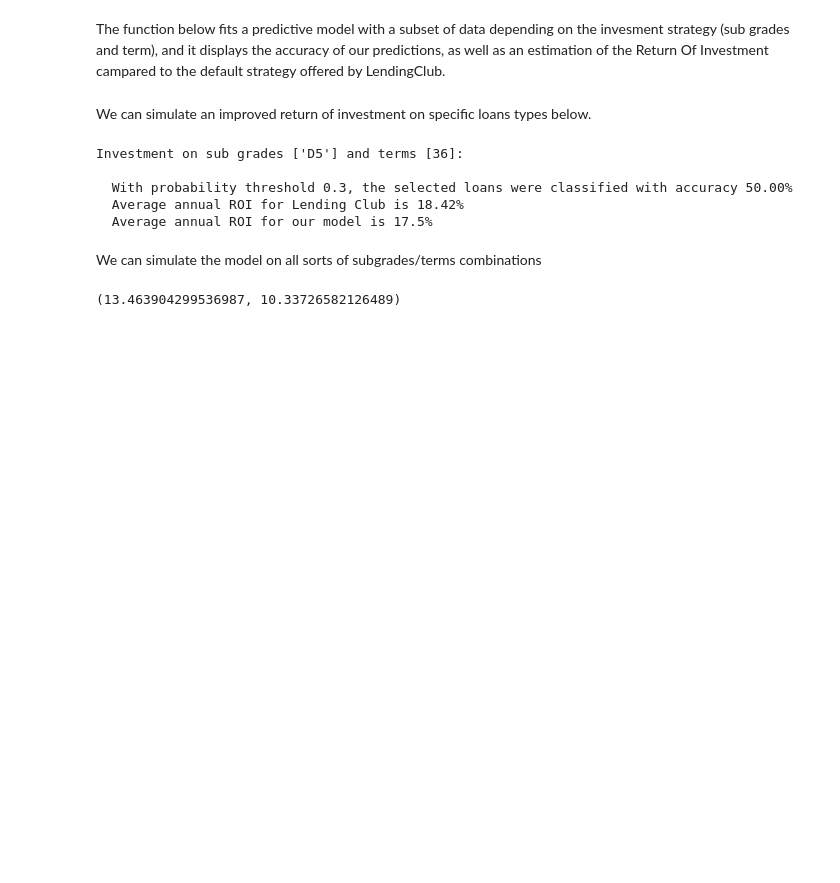
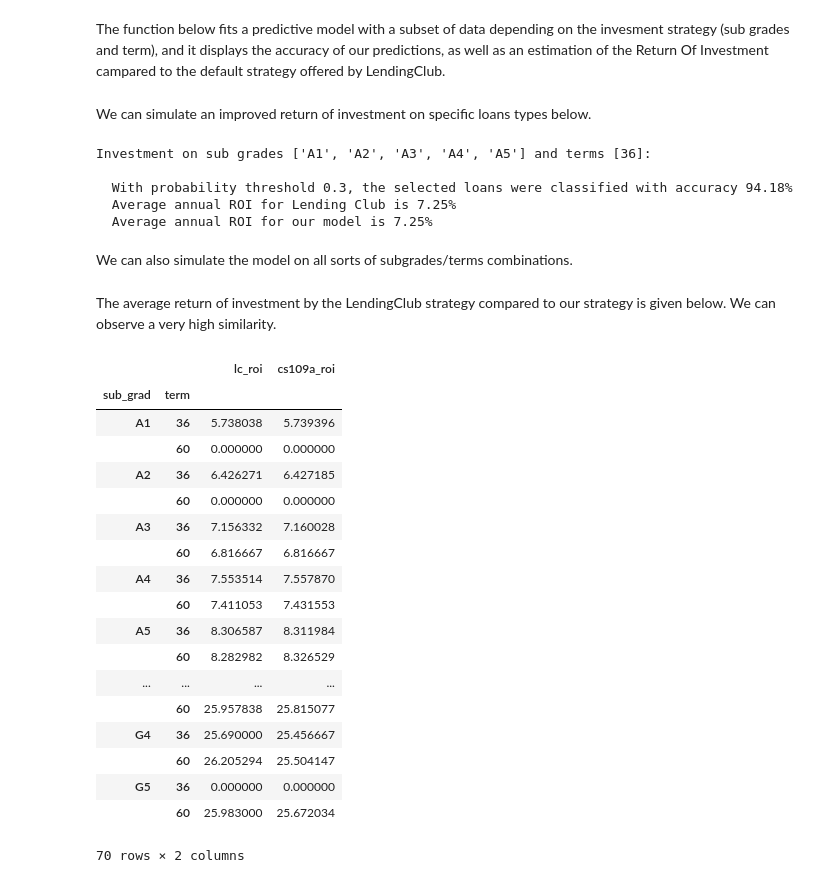
Before and after one commit to michelkana/lendingclub, a Jupyter notebook: notebooks/CS109aLendingClub_Results.ipynb, the cells around one changed output. Saved outputs shown, nothing was run; the diff lists cells and outputs as text; code cells hidden in the pictures; blank space fills up the shorter version.

```diff
--- a/notebooks/CS109aLendingClub_Results.ipynb
+++ b/notebooks/CS109aLendingClub_Results.ipynb
@@ -266,8 +237,8 @@ def simulate_strategy(df, X_test_df, X_test, sub_grades=['A1'], terms=[36], thre
     X_test_candidates = X_test[df_test.index.isin(df_test_candidates_idx)]
     y_test_candidates = y_test[df_test.index.isin(df_test_candidates_idx)]
     # prediction of loan status for candidate test loans
-    y_test_candidates_pred = randomf_optim.predict_proba(X_test_candidates)[:, 1]
-    y_test_candidates_pred = adjust_proba(y_test_candidates_pred, threshold)
+    y_test_candidates_pred_orig = randomf_optim.predict_proba(X_test_candidates)[:, 1]
+    y_test_candidates_pred = adjust_proba(y_test_candidates_pred_orig, threshold)
     test_score = accuracy_score(y_test_candidates, y_test_candidates_pred)
     df_test_candidates = df_test_candidates.assign(loan_status_predicted = y_test_candidates_pred)
     # calculate the ROI for each candidate test loan
@@ -283,7 +254,7 @@ def simulate_strategy(df, X_test_df, X_test, sub_grades=['A1'], terms=[36], thre
         print("  With probability threshold {0}, the selected loans were classified with accuracy {1:.2%}".format(threshold, test_score))
         print("  Average annual ROI for Lending Club is {}%".format(round(roi_lc,2)))
         print("  Average annual ROI for our model is {}%".format(round(roi_randomf,2)))
-    return roi_lc, roi_randomf
+    return [roi_lc, roi_randomf, df_test_candidates]
 # %%
 #
 # Calculate ROI. Monthly data and much better documentation from Lender's Club is needed
@@ -346,35 +317,61 @@ def calc_roi(row):
 # %% [markdown]
 We can simulate an improved return of investment on specific loans types below.
 # %%
-roi_lc, roi_df = simulate_strategy(df_loan_accepted_census_cleaned,
+[roi_lc, roi_df, df_test_candidates] = simulate_strategy(df_loan_accepted_census_cleaned,
                                                                X_test_df, X_test,
-                                                               sub_grades=['D5'],
+                                                               sub_grades=['A1','A2','A3','A4', 'A5'],
                                                                terms=[36],
                                                                threshold=.3)
 # %% [output]
-Investment on sub grades ['D5'] and terms [36]:
+Investment on sub grades ['A1', 'A2', 'A3', 'A4', 'A5'] and terms [36]:
 
-  With probability threshold 0.3, the selected loans were classified with accuracy 50.00%
-  Average annual ROI for Lending Club is 18.42%
-  Average annual ROI for our model is 17.5%
+  With probability threshold 0.3, the selected loans were classified with accuracy 94.18%
+  Average annual ROI for Lending Club is 7.25%
+  Average annual ROI for our model is 7.25%
 # %% [markdown]
-We can simulate the model on all sorts of subgrades/terms combinations
+We can also simulate the model on all sorts of subgrades/terms combinations.
 # %%
 sub_grades = df_loan_accepted_census_cleaned.sub_grade.unique()
 terms = df_loan_accepted_census_cleaned.term.unique()
-df_roi = pd.DataFrame(columns=['sub_grad', 'term', 'lc_roi', 'model_roi'])
+df_roi = pd.DataFrame(columns=['sub_grad', 'term', 'threshold', 'strategy', 'roi'])
+df_roi_grp = pd.DataFrame(columns=['sub_grad', 'term', 'threshold', 'lc_roi', 'cs109a_roi'])
 i = 0
+j = 0
 for sub_grade in sub_grades:
     for term in terms:
-        roi_lc, roi_model = simulate_strategy(df_loan_accepted_census_cleaned,
-                                           X_test_df, X_test,
-                                           sub_grades=[sub_grade],
-                                           terms=[term],
-                                           threshold=threshold,
-                                           verbose=False)
-        df_roi.loc[i]=[sub_grade, term, roi_lc, roi_model]
-        i += 1
+        for t in [0.1, 0.3, 0.5, 0.7, 0.9]:
+            r = simulate_strategy(df_loan_accepted_census_cleaned,
+                                               X_test_df, X_test,
+                                               sub_grades=[sub_grade],
+                                               terms=[term],
+                                               threshold=t,
+                                               verbose=False)
+            df_roi.loc[i]=[sub_grade, term, t, 'LendingClub', r[0]]
+            df_roi.loc[i+1]=[sub_grade, term, t, 'CS109a', r[1]]
+            df_roi_grp.loc[j]=[sub_grade, term, t, r[0], r[1]]
+            i += 2
+            j += 1
-# %%
-df_roi.lc_roi.mean(), df_roi.model_roi.mean()
-# %% [output]
-(13.463904299536987, 10.33726582126489)
+# %% [markdown]
+The average return of investment by the LendingClub strategy compared to our strategy is given below. We can observe a very high similarity.
+# %%
+df_roi_grp.groupby(['sub_grad', 'term']).mean()[['lc_roi', 'cs109a_roi']]
+# %% [output]
+|  |  | lc_roi | cs109a_roi |
+| sub_grad | term |  |  |
+| A1 | 36 | 5.738038 | 5.739396 |
+|  | 60 | 0.000000 | 0.000000 |
+| A2 | 36 | 6.426271 | 6.427185 |
+|  | 60 | 0.000000 | 0.000000 |
+| A3 | 36 | 7.156332 | 7.160028 |
+|  | 60 | 6.816667 | 6.816667 |
+| A4 | 36 | 7.553514 | 7.557870 |
+|  | 60 | 7.411053 | 7.431553 |
+| A5 | 36 | 8.306587 | 8.311984 |
+|  | 60 | 8.282982 | 8.326529 |
+| ... | ... | ... | ... |
+|  | 60 | 25.957838 | 25.815077 |
+| G4 | 36 | 25.690000 | 25.456667 |
+|  | 60 | 26.205294 | 25.504147 |
+| G5 | 36 | 0.000000 | 0.000000 |
+|  | 60 | 25.983000 | 25.672034 |
+70 rows × 2 columns
```
Also changed, not shown: parts of 56 cells of this notebook, 14 other files.
